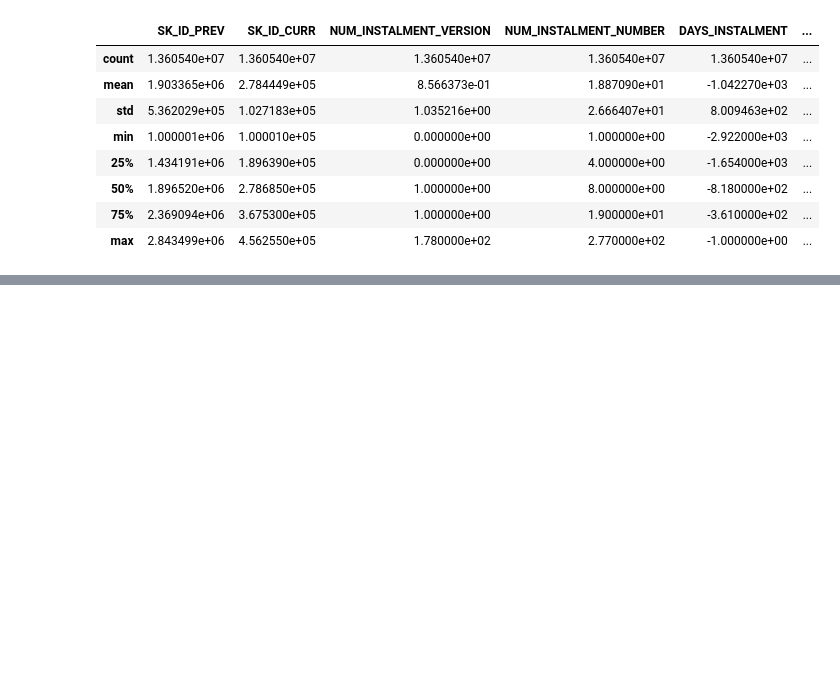
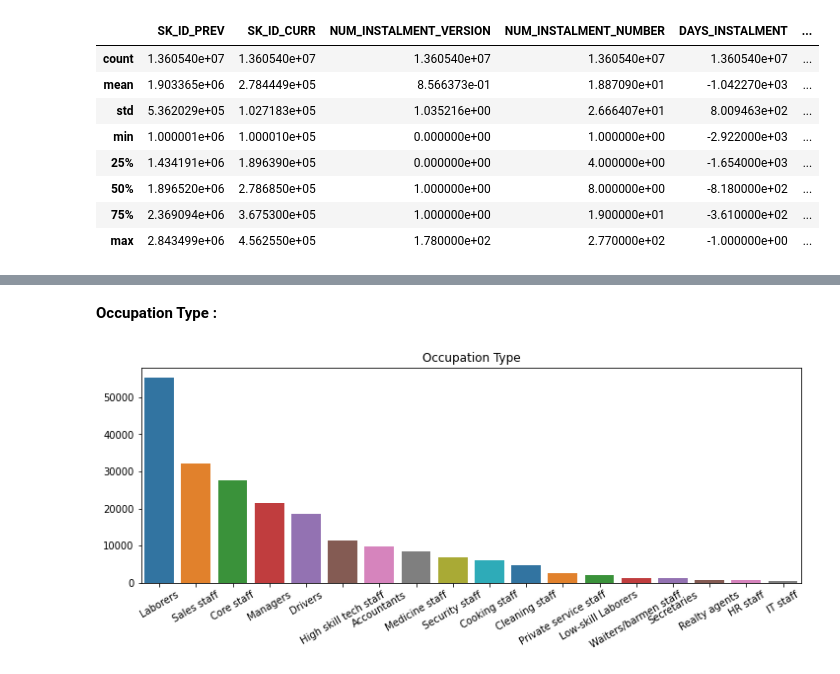
Before and after one commit to StefBerechet/OC_DS_P7_Modele_Scoring, a Jupyter notebook: P7_01_Exploration_Data.ipynb, the cells around one changed output, grey strips where cells are left out. Drawn from its saved outputs; the diff is of its cells as text; code cells hidden in the pictures; blank space fills up the shorter version.

```diff
--- a/P7_01_Exploration_Data.ipynb
+++ b/P7_01_Exploration_Data.ipynb
@@ -423,0 +464,6 @@ find_missing(installments_payments).T
+# %% [markdown]
+**Occupation Type :**
+# %%
+plot_categorical(data=application_train, col='OCCUPATION_TYPE', size=[12 ,4], xlabel_angle=30, title='Occupation Type')
+# %% [output]
+[figure, added]
```
Also changed, not shown: parts of 88 cells of this notebook.
